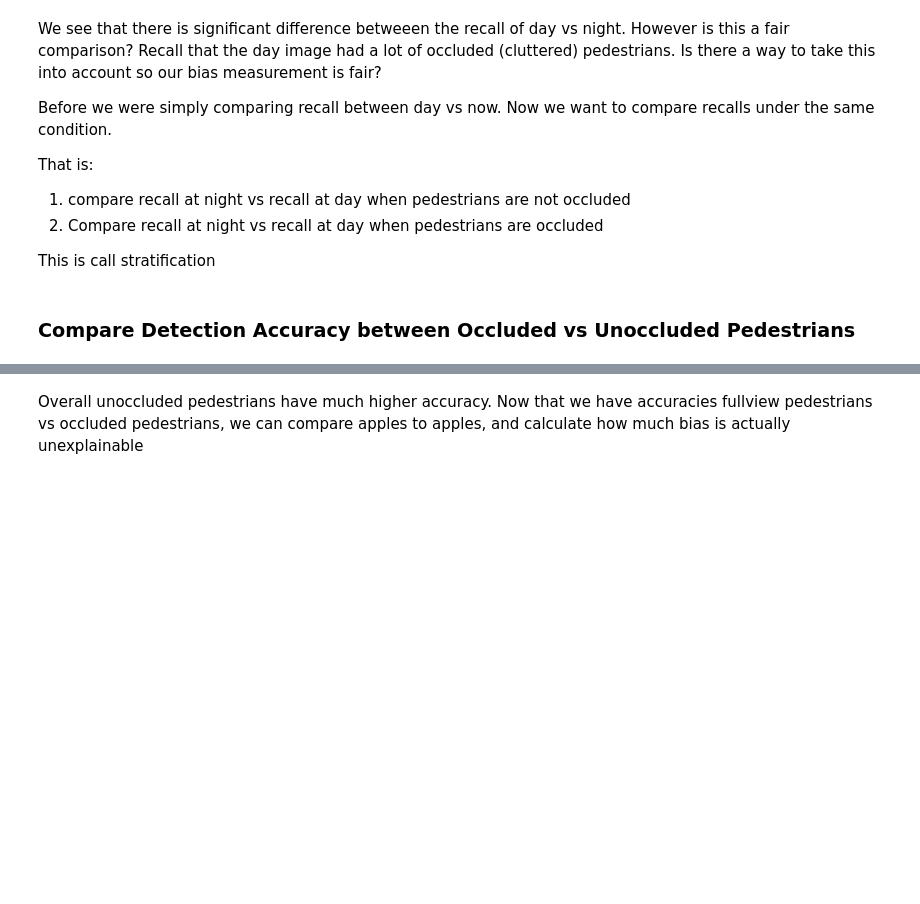
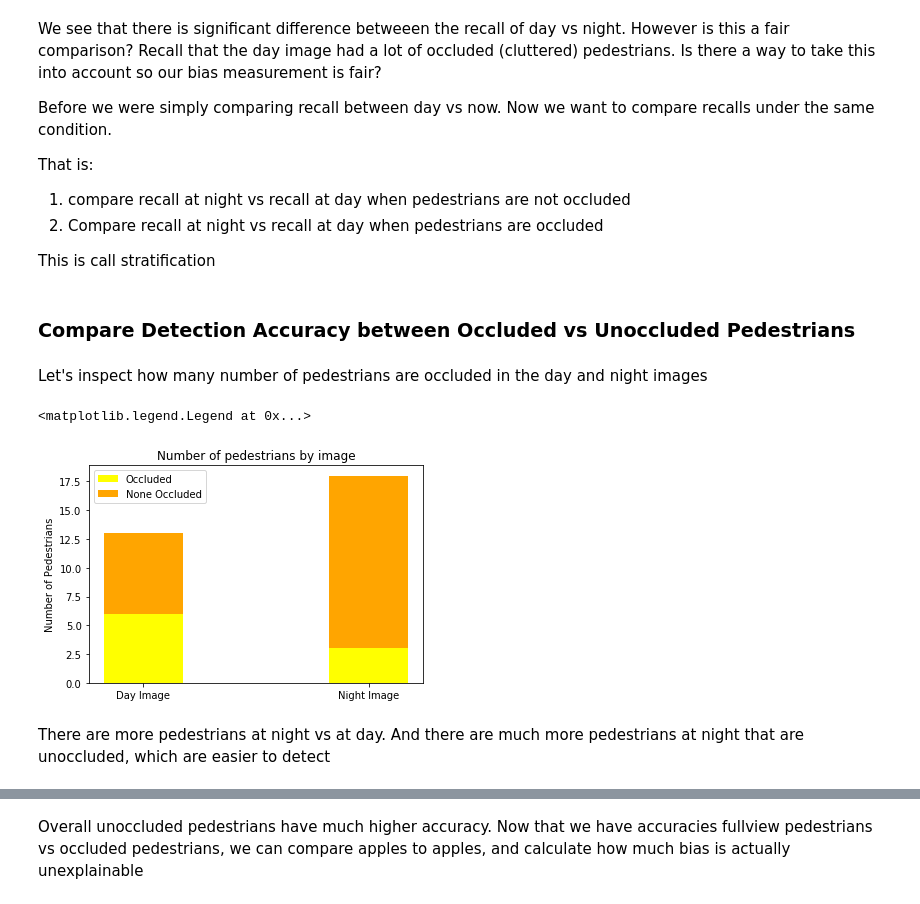
Before and after one commit to noya/strata-bias-demo, a Jupyter notebook: Bias_Detection_v2.ipynb, the cells around one changed output, grey strips where cells are left out. Drawn from its saved outputs; the diff is of its cells as text; code cells hidden in the pictures; blank space fills up the shorter version.

```diff
--- a/Bias_Detection_v2.ipynb
+++ b/Bias_Detection_v2.ipynb
@@ -365,6 +353,31 @@ That is:
 This is call stratification
 # %% [markdown]
 ### Compare Detection Accuracy between Occluded vs Unoccluded Pedestrians ###
+# %% [markdown]
+Let's inspect how many number of pedestrians are occluded in the day and night images
+# %%
+gridnumber = np.arange(2)
+width = 0.35
+fig = plt.figure()
+ax = plt.subplot(111)
+num_gts_oc = np.array([dd_results['daytime']['num_gts_oc'],
+                     dd_results['night']['num_gts_oc']])
+num_gts_noc = np.array([dd_results['daytime']['num_gts'],dd_results['night']['num_gts']] ) - num_gts_oc
+
+bar1 = ax.bar(gridnumber, num_gts_noc,width, color='yellow')
+bar2 = ax.bar(gridnumber, num_gts_oc, width, bottom=num_gts_noc,color='orange')
+
+
+ax.set_xticks(gridnumber)
+ax.set_xticklabels(['Day Image', 'Night Image'])
+ax.set_ylabel('Number of Pedestrians')
+ax.set_title('Number of pedestrians by image')
+ax.legend((bar1[0], bar2[0]), ('Occluded', 'None Occluded'))
+# %% [output]
+<matplotlib.legend.Legend at 0x...>
+[figure, added]
+# %% [markdown]
+There are more pedestrians at night vs at day. And there are much more pedestrians at night that are unoccluded, which are easier to detect
 # %%
 gridnumber = np.arange(3)
 width = 0.2
```
Also changed, not shown: parts of 13 cells of this notebook, 1 other file.
